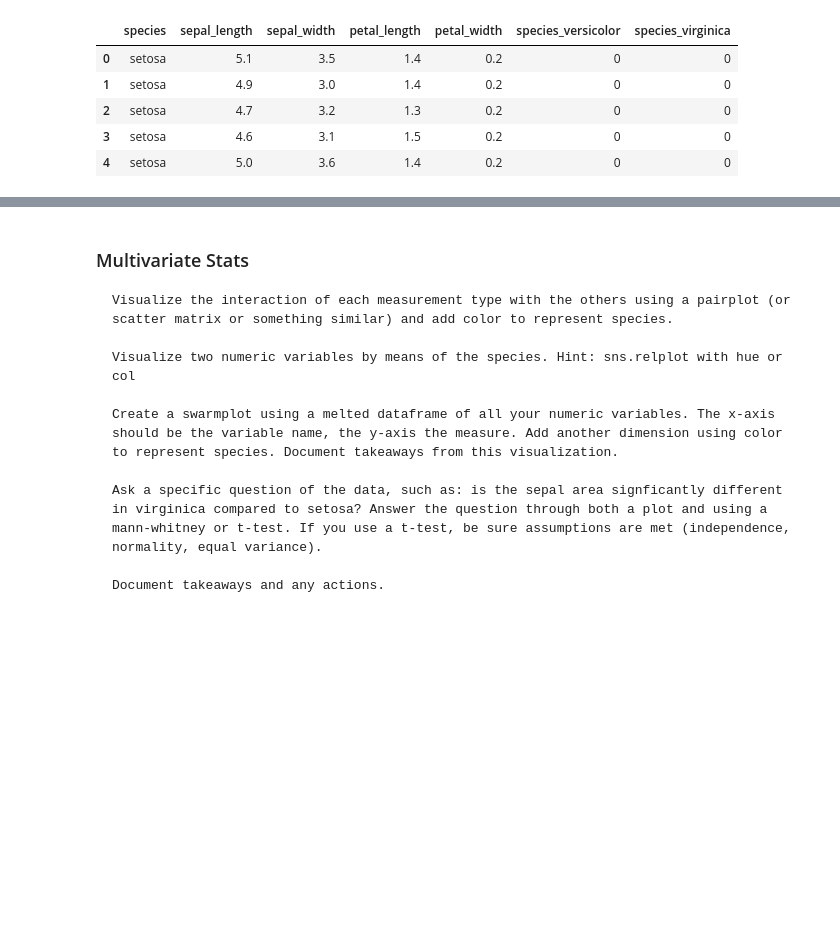
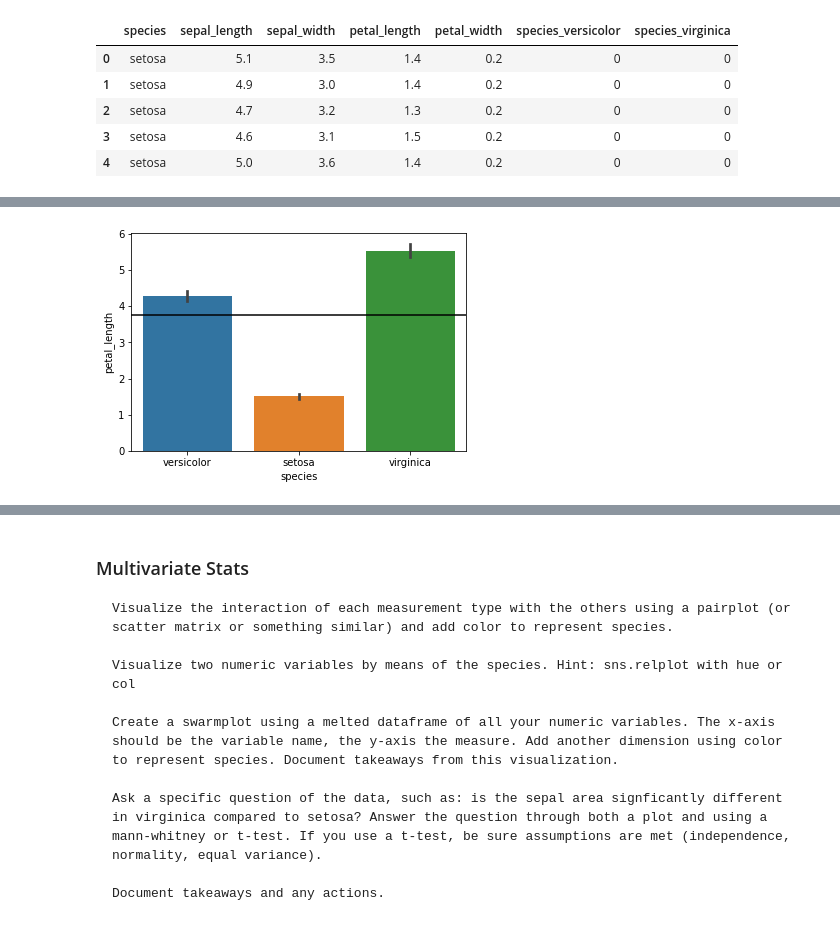
Before and after one commit to Olivert75/classification-exercises, a Jupyter notebook: classification_exercises.ipynb, the cells around one changed output, grey strips where cells are left out. Cells and saved outputs as stored; diff of their text form; code cells hidden in the pictures; blank space fills up the shorter version.

```diff
--- a/classification_exercises.ipynb
+++ b/classification_exercises.ipynb
@@ -663,0 +779,6 @@ iris_train, iris_validate, iris_test = prepare.iris_split_data(iris_prep)
+# %%
+sns.barplot(data = iris_train, y = 'petal_length', x = 'species')
+plt.axhline(y=iris_train.petal_length.mean(), color='black')
+plt.show()
+# %% [output]
+[figure, added]
```
Also changed, not shown: parts of 30 cells of this notebook.
